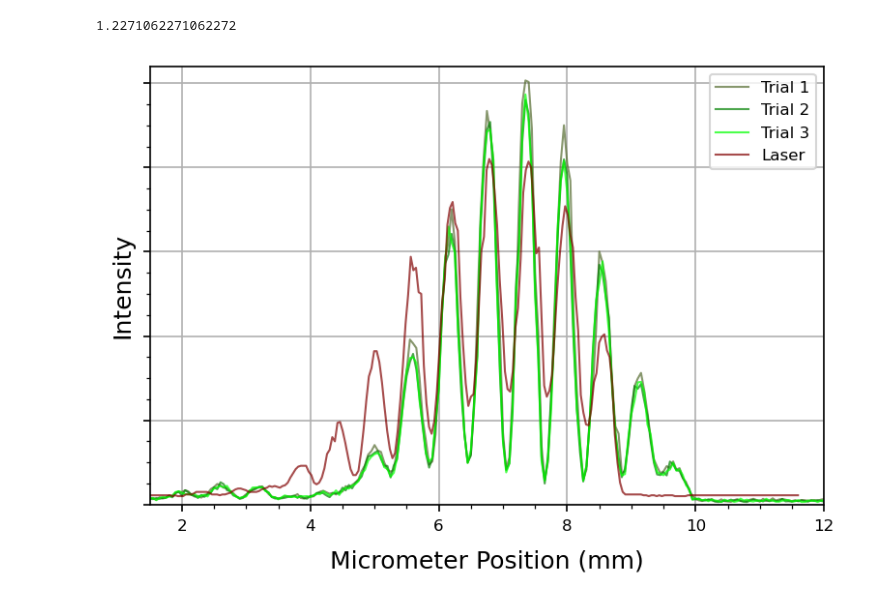
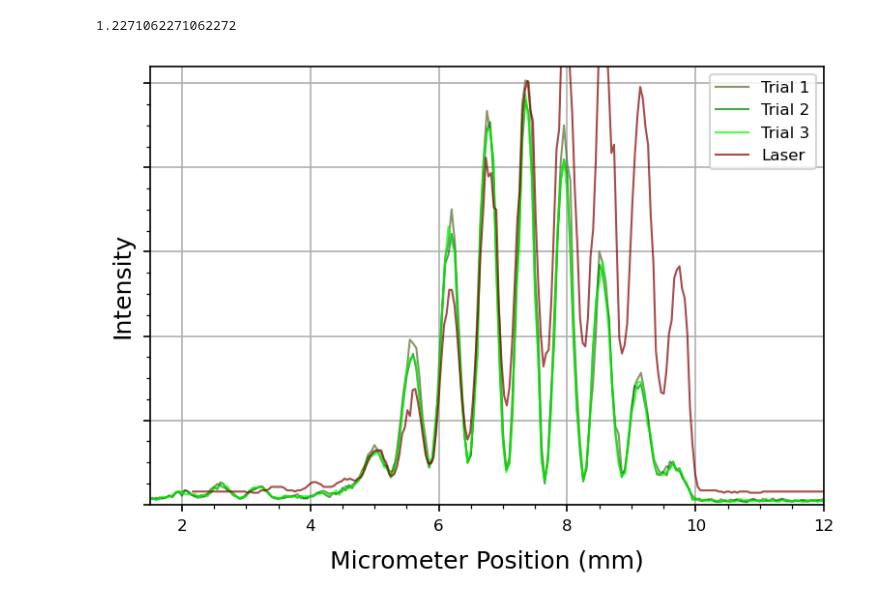
Before and after one commit to parallax-xallaraq/PHSX616, a Jupyter notebook: Lab1 - Two Slit Interference/Code/BasicDataPlotting.ipynb, the cells around one changed output. Cells and saved outputs as stored; diff of their text form; code cells hidden in the pictures.

Commit message:
realign rg plot

```diff
--- a/Lab1 - Two Slit Interference/Code/BasicDataPlotting.ipynb
+++ b/Lab1 - Two Slit Interference/Code/BasicDataPlotting.ipynb
@@ -205,33 +205,33 @@ myplt.PlotMultiXY(
     x = [
             tables['Bulb 2s t1']['Micrometer Position (mm)']+0.5, # shift right to align with other lines
             tables['Bulb 2s t2']['Micrometer Position (mm)'],
             tables['Bulb 2s t3']['Micrometer Position (mm)'],
-            tables['Laser 2s']['Micrometer Position (mm)']/(lamRatio_redgreen)+1,
+            tables['Laser 2s']['Micrometer Position (mm)']/(lamRatio_redgreen) + 2.17, # 1.58
         ],
     y = [
             tables['Bulb 2s t1']['Photon/S (Hz)'],
             tables['Bulb 2s t2']['Photon/S (Hz)'],
             tables['Bulb 2s t3']['Photon/S (Hz)'],
-            tables['Laser 2s']['Voltage (V)'] * 500 # make taller
+            tables['Laser 2s']['Voltage (V)'] * 700 # make taller
         ],
     xlab = 'Micrometer Position (mm)',
     ylab = 'Intensity',
     color = [
                 'darkolivegreen',
                 'green',
                 'lime',
                 colors['Laser'],
             ],
     linestyle = [
         '-', '-', '-', '-'
     ],
     legend = [
         'Trial 1', 'Trial 2', 'Trial 3', 'Laser'
     ],
     xlim = [1.5,12],
     ylim = [0,260],
     hideY = True,
     fileName = path_fig + 'Lasers2_Bulb2st123.png'
 )
 # %% [output]
-[figure, old version]
+[figure, new version]
```
Also changed, not shown: 2 other files.
